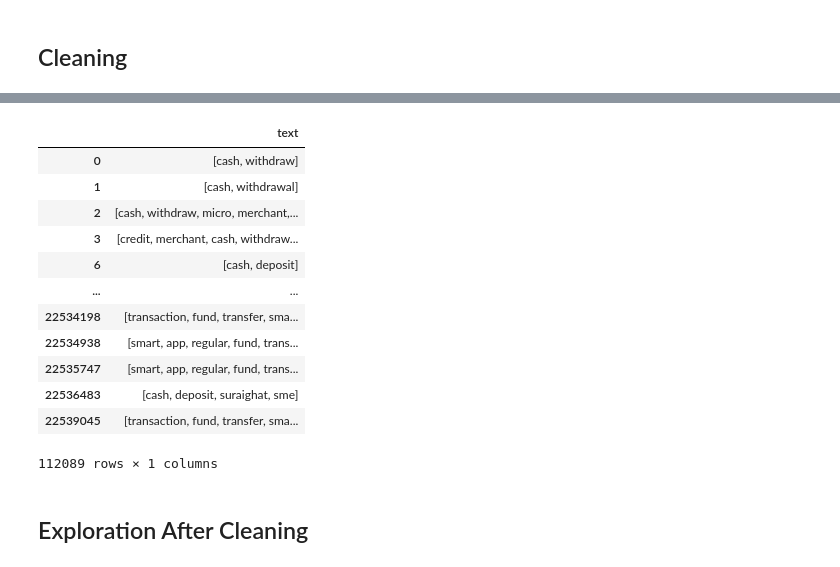
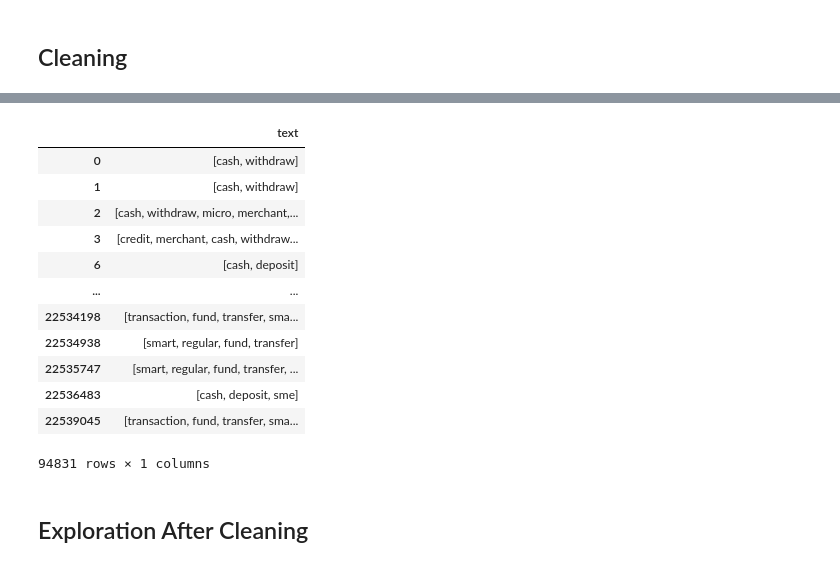
Before and after one commit to abdur-rafi/transaction-clustering, a Jupyter notebook: narration_clustering.ipynb, the cells around one changed output, grey strips where cells are left out. Saved outputs shown, nothing was run; the diff lists cells and outputs as text; code cells hidden in the pictures.

```diff
--- a/narration_clustering.ipynb
+++ b/narration_clustering.ipynb
@@ -169,0 +198,13 @@ def clean(df):
+# %%
+def cleanEng(df, rDup = True):
+  toLower(df)
+  eliminateNonAlphabet(df)
+  if rDup:
+    removeDup(df)
+  tokenize(df)
+  lematize(df)
+  removeGeneralStopWords(df)
+  removeCustomWords(df)
+  replaceWord(df)
+  removeNonEnglishWord(df, set(['eftn', 'ft', 'bkash', 'nogod', 'rtgs', 'pos', 'sme', 'mst']))
+  dropEmpty(df)
@@ -170,5 +220,5 @@ def clean(df):
 # %%
-clean(df)
+cleanEng(df, True)
 df
 # %% [output]
 [nltk_data] Downloading package punkt to /root/nltk_data...
@@ -180,16 +232,16 @@ df
 |  | text |
 | 0 | [cash, withdraw] |
-| 1 | [cash, withdrawal] |
+| 1 | [cash, withdraw] |
 | 2 | [cash, withdraw, micro, merchant,... |
 | 3 | [credit, merchant, cash, withdraw... |
 | 6 | [cash, deposit] |
 | ... | ... |
 | 22534198 | [transaction, fund, transfer, sma... |
-| 22534938 | [smart, app, regular, fund, trans... |
-| 22535747 | [smart, app, regular, fund, trans... |
-| 22536483 | [cash, deposit, suraighat, sme] |
+| 22534938 | [smart, regular, fund, transfer] |
+| 22535747 | [smart, regular, fund, transfer, ... |
+| 22536483 | [cash, deposit, sme] |
 | 22539045 | [transaction, fund, transfer, sma... |
-112089 rows × 1 columns
+94831 rows × 1 columns
 # %% [markdown]
 ## Exploration After Cleaning
 # %%
```
Also changed, not shown: parts of 68 cells of this notebook.
